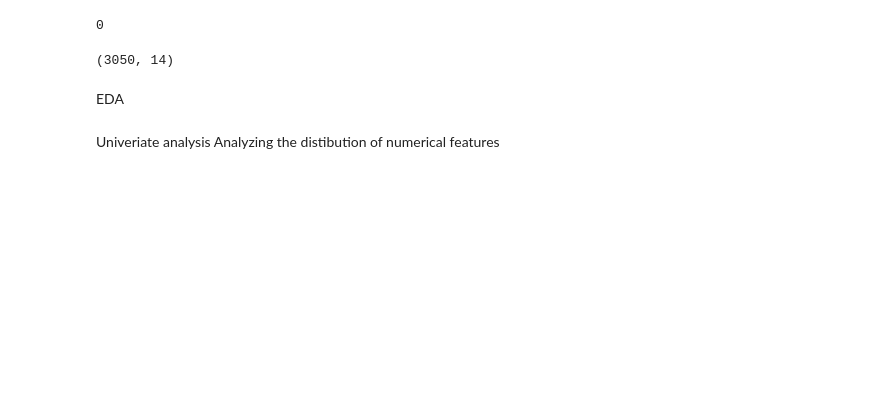
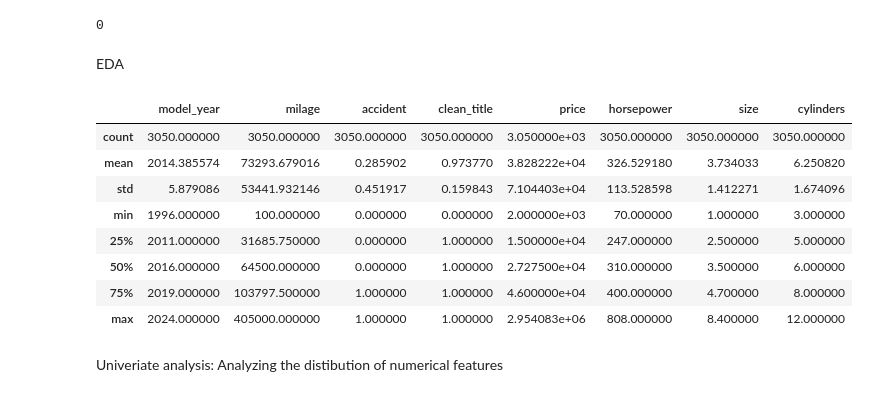
Before and after one commit to Dipu9813/Predict-car-price-DSproject, a Jupyter notebook: KCE080BCT008.ipynb, the cells around one changed output. Saved outputs shown, nothing was run; the diff lists cells and outputs as text; code cells hidden in the pictures; blank space fills up the shorter version.

Commit message:
eda upto bivariate analysis completed

```diff
--- a/KCE080BCT008.ipynb
+++ b/KCE080BCT008.ipynb
@@ -321,7 +357,3 @@ dulicated_data = df.duplicated()
 print(dulicated_data.sum())
 # %% [output]
 0
-# %%
-df.shape
-# %% [output]
-(3050, 14)
@@ -340,8 +377,20 @@ df['size'] = pd.to_numeric(df['size'], errors='coerce')
 df['cylinders'] = pd.to_numeric(df['cylinders'], errors='coerce')
 # %% [markdown]
 EDA
+# %%
+df.describe()
+# %% [output]
+|  | model_year | milage | accident | clean_title | price | horsepower | size | cylinders |
+| count | 3050.000000 | 3050.000000 | 3050.000000 | 3050.000000 | 3.050000e+03 | 3050.000000 | 3050.000000 | 3050.000000 |
+| mean | 2014.385574 | 73293.679016 | 0.285902 | 0.973770 | 3.828222e+04 | 326.529180 | 3.734033 | 6.250820 |
+| std | 5.879086 | 53441.932146 | 0.451917 | 0.159843 | 7.104403e+04 | 113.528598 | 1.412271 | 1.674096 |
+| min | 1996.000000 | 100.000000 | 0.000000 | 0.000000 | 2.000000e+03 | 70.000000 | 1.000000 | 3.000000 |
+| 25% | 2011.000000 | 31685.750000 | 0.000000 | 1.000000 | 1.500000e+04 | 247.000000 | 2.500000 | 5.000000 |
+| 50% | 2016.000000 | 64500.000000 | 0.000000 | 1.000000 | 2.727500e+04 | 310.000000 | 3.500000 | 6.000000 |
+| 75% | 2019.000000 | 103797.500000 | 1.000000 | 1.000000 | 4.600000e+04 | 400.000000 | 4.700000 | 8.000000 |
+| max | 2024.000000 | 405000.000000 | 1.000000 | 1.000000 | 2.954083e+06 | 808.000000 | 8.400000 | 12.000000 |
 # %% [markdown]
-Univeriate analysis
+Univeriate analysis:
 Analyzing the distibution of numerical features
 # %%
 # Set up the plotting style
```
Also changed, not shown: parts of 34 cells of this notebook.
